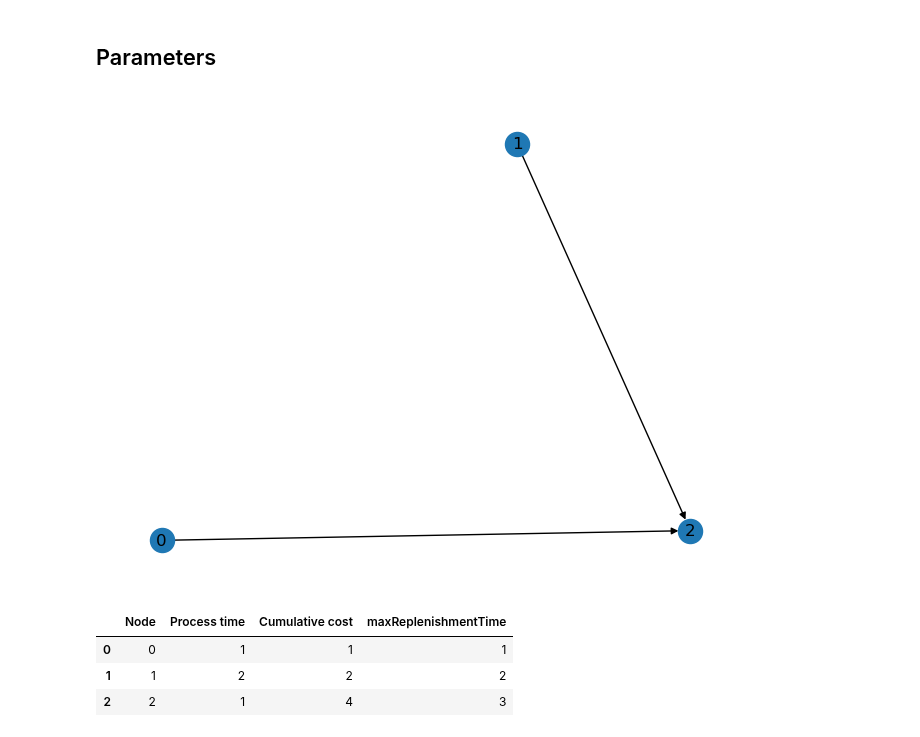
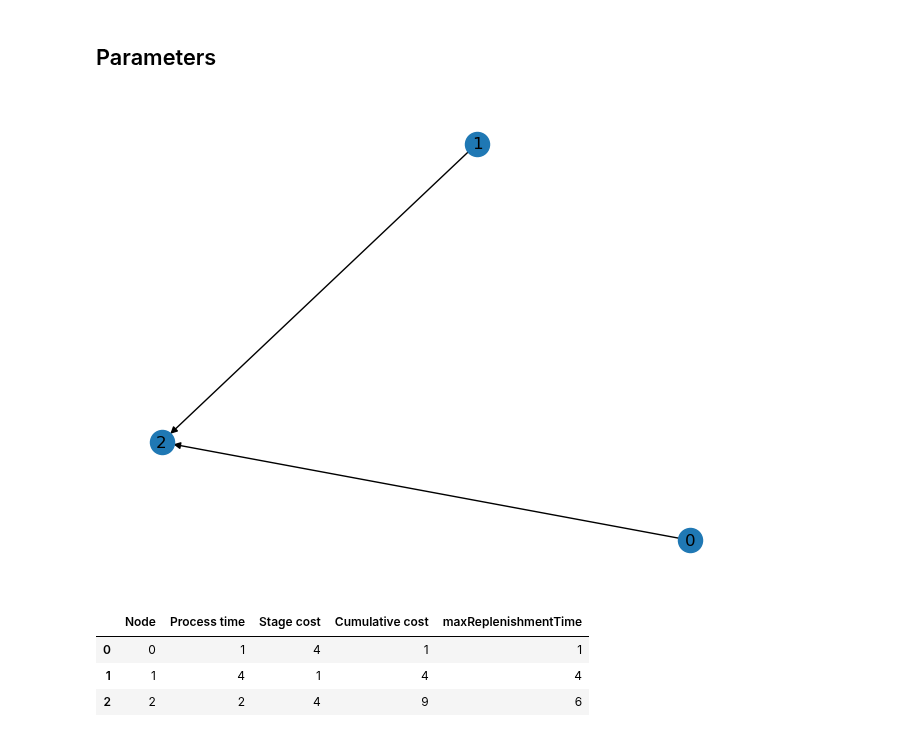
Before and after one commit to hmedal/sae-dsc-hmedal, a Jupyter notebook: examples/dynamic-programming.ipynb, the cells around one changed output. Drawn from its saved outputs; the diff is of its cells as text; code cells hidden in the pictures.

```diff
--- a/examples/dynamic-programming.ipynb
+++ b/examples/dynamic-programming.ipynb
@@ -28,36 +28,36 @@ G = nx.DiGraph()
 numProcureNodes = 2
 numAssemblyNodes = 0
 numNodes = numProcureNodes + numAssemblyNodes + 1
 
 procureNodes = list(range(numProcureNodes))
 finalNode = numNodes - 1
 
 numOptions = 2
 
 np.random.seed(0)
 
 maxServiceTimeOut = 20
 
-processTimes = [1, 2, 1]
-costAdded = np.random.randint(1,4, numNodes)
+processTimes = np.random.randint(1,5, numNodes)
+costAdded = np.random.randint(1,5, numNodes)
 
 G.add_node(finalNode, process_time=processTimes[finalNode],
             max_service_time_out=0, cost = costAdded[finalNode])
 
 for n in procureNodes:
     G.add_node(n, process_time=processTimes[n],
                max_service_time_out=20, cost = costAdded[n])
     G.add_edge(n, finalNode)
 
 processTimesDict = nx.get_node_attributes(G, 'process_time')
 costDict = nx.get_node_attributes(G, 'cost')
 maxServiceTimeOut = nx.get_node_attributes(G, 'max_service_time_out')
 
 pred = {2 : [1,0]}
 nx.draw(G, with_labels=True)
 plt.show()
 # %% [output]
-[figure, old version]
+[figure, new version]
 # %%
 safetyFactor = 1.645
 sigma = 3
@@ -81,15 +81,16 @@ cumCost[finalNode] = costDict[finalNode] + sum(cumCost[n] for n in procureNodes)
 df = pd.DataFrame({
     'Node': maxReplenishmentTime.keys(),
     'Process time': processTimes,
+    'Stage cost': costDict.values(),
     'Cumulative cost': cumCost.values(),
     'maxReplenishmentTime': maxReplenishmentTime.values()
 })
 df
 # %% [output]
-|  | Node | Process time | Cumulative cost | maxReplenishmentTime |
-| 0 | 0 | 1 | 1 | 1 |
-| 1 | 1 | 2 | 2 | 2 |
-| 2 | 2 | 1 | 4 | 3 |
+|  | Node | Process time | Stage cost | Cumulative cost | maxReplenishmentTime |
+| 0 | 0 | 1 | 4 | 1 | 1 |
+| 1 | 1 | 4 | 1 | 4 | 4 |
+| 2 | 2 | 2 | 4 | 9 | 6 |
 # %%
 
 def get_sIn_range_for_g_fn(node : int):
```
Also changed, not shown: parts of 3 cells of this notebook.
